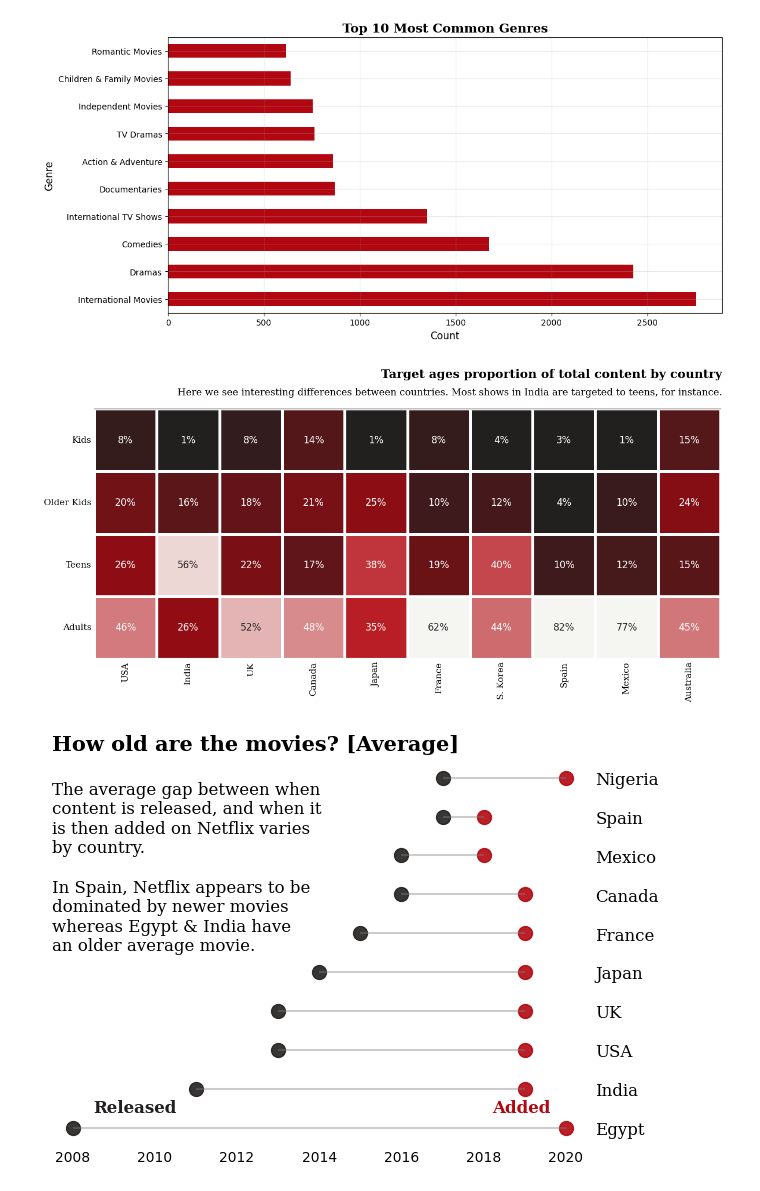
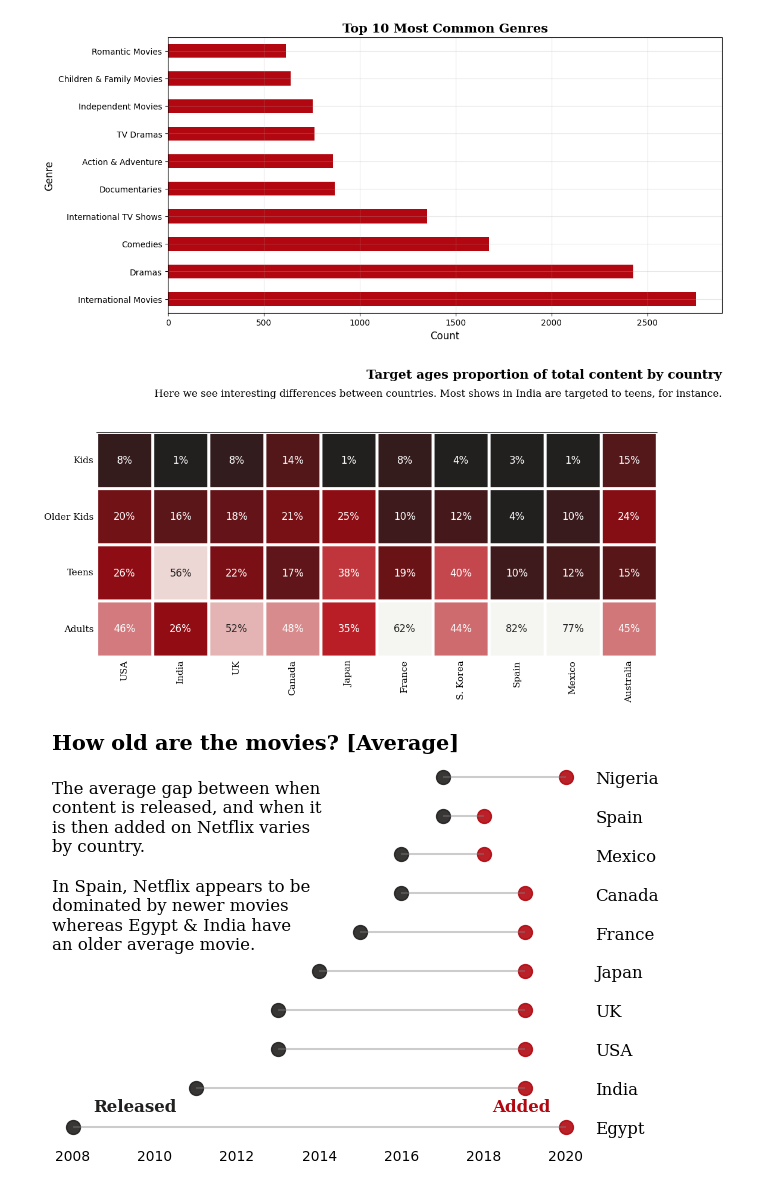
Before and after one commit to hongwei-cai/Netflix-Data-Wrangling-Exploration-Metadata-Enrichment, a Jupyter notebook: exploratory_data_analysis_and_visualization.ipynb, the cells around one changed output. Cells and saved outputs as stored; diff of their text form; code cells hidden in the pictures.

```diff
--- a/exploratory_data_analysis_and_visualization.ipynb
+++ b/exploratory_data_analysis_and_visualization.ipynb
@@ -790,31 +787,30 @@ df_heatmap = pd.crosstab(df_heatmap['first_country'],df_heatmap['target_ages'],n
 # %%
 fig, ax = plt.subplots(1, 1, figsize=(12, 12))
 
 # Dynamically get the top 10 countries to match the actual data
 data = df.groupby('first_country')['count'].sum().sort_values(ascending=False)[:10]
 country_order2 = data.index.tolist()
 
 age_order = ['Kids','Older Kids','Teens','Adults']
 
 sns.heatmap(df_heatmap.loc[age_order,country_order2],cmap=cmap,square=True, linewidth=2.5,cbar=False,
             annot=True,fmt='1.0%',vmax=.6,vmin=0.05,ax=ax,annot_kws={"fontsize":12})
 
 ax.spines['top'].set_visible(True)
 
 fig.text(.99, .725, 'Target ages proportion of total content by country', fontweight='bold', fontfamily='serif', fontsize=15,ha='right')
 fig.text(0.99, 0.7, 'Here we see interesting differences between countries. Most shows in India are targeted to teens, for instance.',ha='right', fontsize=12,fontfamily='serif')
 
 ax.set_yticklabels(ax.get_yticklabels(), fontfamily='serif', rotation = 0, fontsize=11)
 ax.set_xticklabels(ax.get_xticklabels(), fontfamily='serif', rotation=90, fontsize=11)
 
 ax.set_ylabel('')
 ax.set_xlabel('')
 ax.tick_params(axis=u'both', which=u'both',length=0)
-plt.tight_layout()
 plt.savefig('figures/Target_ages_proportion_of_total_content_by_country.png', bbox_inches='tight', dpi=300)
 plt.show()
 # %% [output]
-[figure, old version]
+[figure, new version]
 # %%
 # Data
 df_movies
```
Also changed, not shown: parts of 6 cells of this notebook, 4 other files.
